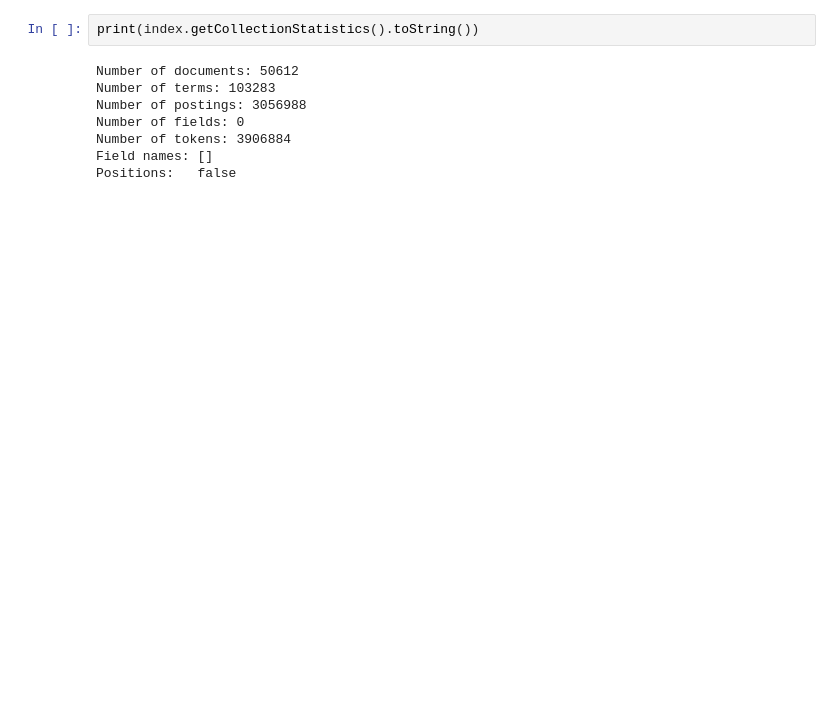
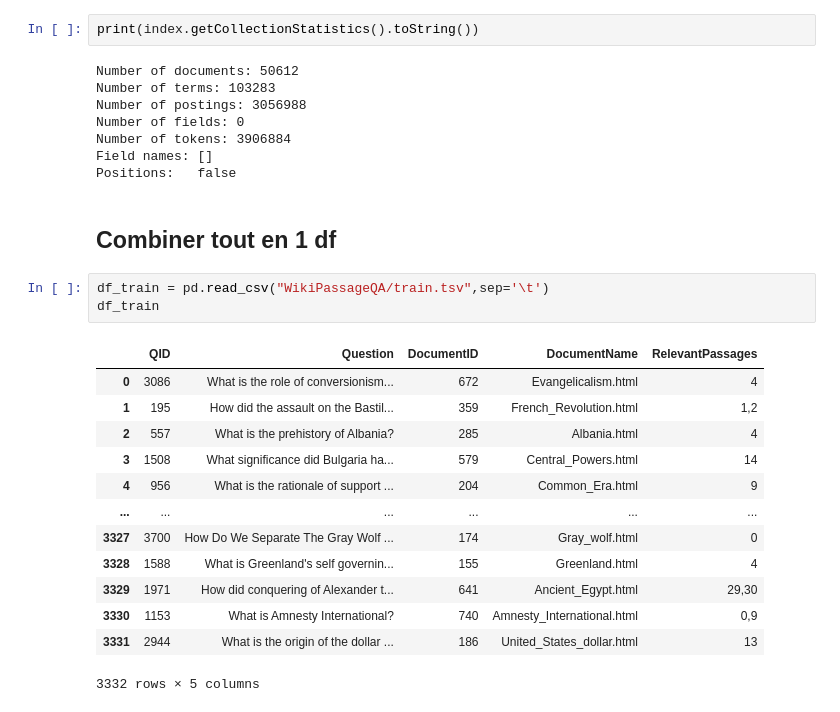
Before and after one commit to barthosdac/projet-rital, a Jupyter notebook: f.ipynb, the cells around one changed output. Cells and saved outputs as stored; diff of their text form; blank space fills up the shorter version.

```diff
--- a/f.ipynb
+++ b/f.ipynb
@@ -129,3 +171,22 @@ Number of fields: 0
 Number of tokens: 3906884
 Field names: []
 Positions:   false
+# %% [markdown]
+## Combiner tout en 1 df
+# %%
+df_train = pd.read_csv("WikiPassageQA/train.tsv",sep='\t')
+df_train
+# %% [output]
+|  | QID | Question | DocumentID | DocumentName | RelevantPassages |
+| 0 | 3086 | What is the role of conversionism... | 672 | Evangelicalism.html | 4 |
+| 1 | 195 | How did the assault on the Bastil... | 359 | French_Revolution.html | 1,2 |
+| 2 | 557 | What is the prehistory of Albania? | 285 | Albania.html | 4 |
+| 3 | 1508 | What significance did Bulgaria ha... | 579 | Central_Powers.html | 14 |
+| 4 | 956 | What is the rationale of support ... | 204 | Common_Era.html | 9 |
+| ... | ... | ... | ... | ... | ... |
+| 3327 | 3700 | How Do We Separate The Gray Wolf ... | 174 | Gray_wolf.html | 0 |
+| 3328 | 1588 | What is Greenland's self governin... | 155 | Greenland.html | 4 |
+| 3329 | 1971 | How did conquering of Alexander t... | 641 | Ancient_Egypt.html | 29,30 |
+| 3330 | 1153 | What is Amnesty International? | 740 | Amnesty_International.html | 0,9 |
+| 3331 | 2944 | What is the origin of the dollar ... | 186 | United_States_dollar.html | 13 |
+3332 rows × 5 columns
```
Also changed, not shown: parts of 17 cells of this notebook.
